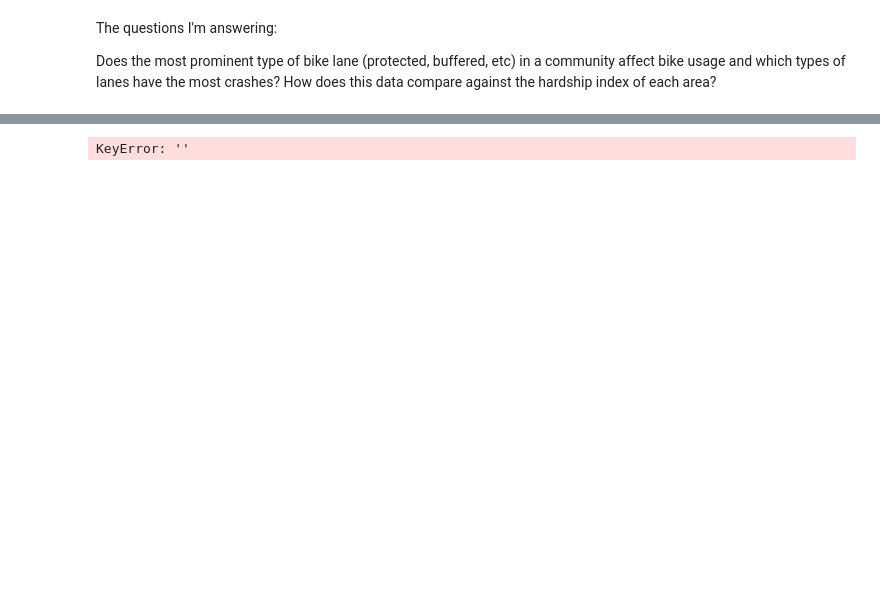
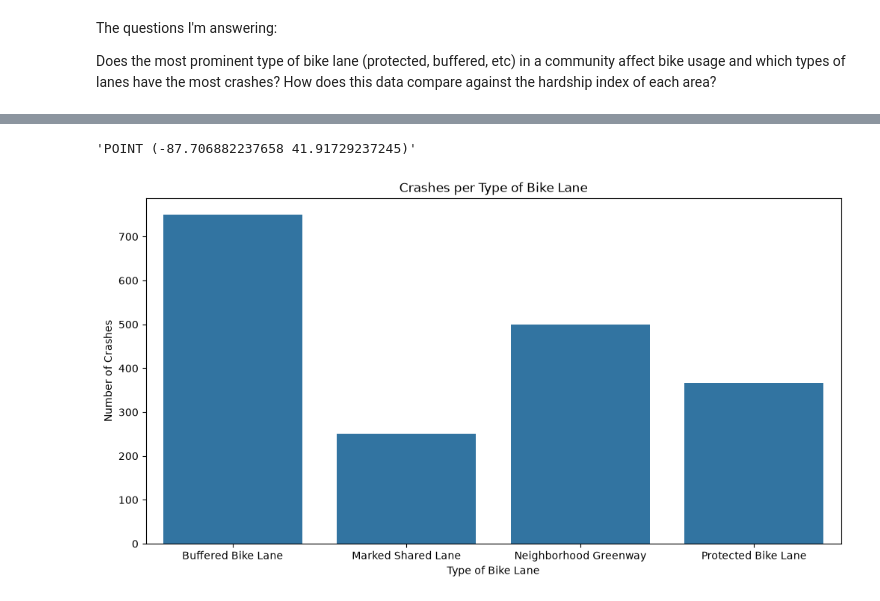
Before and after one commit to yujintatar/stat303-1, a Jupyter notebook: Shaikh_proj.ipynb, the cells around one changed output, grey strips where cells are left out. Cells and saved outputs as stored; diff of their text form; code cells hidden in the pictures; blank space fills up the shorter version.

Commit message:
started data analysis, merged through street name

```diff
--- a/Shaikh_proj.ipynb
+++ b/Shaikh_proj.ipynb
@@ -52,8 +57,6 @@ bike_crashes[(bike_crashes['TRAFFICWAY_TYPE'] != 'ALLEY') & (bike_crashes['TRAFF
 bike_routes.dtypes
 bike_crashes.dtypes
 
-bike_routes['the_geom'] = bike_routes['the_geom'].apply(
-    lambda x: list(wkt.loads(x).geoms[0].coords)
-)
-
-bike_routes['the_geom'].iloc[0]
+#bike_routes['the_geom'] = bike_routes['the_geom'].apply(
+#    lambda x: list(wkt.loads(x).geoms[0].coords)
+#)
@@ -60,8 +81,30 @@ bike_routes['the_geom'].iloc[0]
+# %%
+bike_crashes['LOCATION'].iloc[0]
+
+#bike_crashes['LOCATION'] = bike_crashes['LOCATION'].apply(
+#    lambda x: tuple(map(float, x.replace('POINT (', '').replace(')', '').split()))
+#)
+# %% [output]
+'POINT (-87.706882237658 41.91729237245)'
 # %%
 # renaming columns
-bike_routes = bike_routes.rename(columns={'the_geom':'COORDINATES'})
+# bike_routes = bike_routes.rename(columns={'the_geom':'COORDINATES'})
+bike_routes = bike_routes.rename(columns={'ST_NAME':'STREET_NAME'})
+# %%
+# Merging data
+
+# by street name
+bike_merged = bike_crashes.merge(bike_routes, on='STREET_NAME')
 # %%
 # Grouping Data
-bike_crashes.groupby('')
+crash_counts = bike_merged.groupby('DISPLAYROU').size().reset_index(name='num_crashes')
-# %% [output]
-KeyError: ''
+# %%
+# Visualizing Data
+plt.figure(figsize=(12, 6))
+sns.barplot(data=crash_counts, x='DISPLAYROU', y='num_crashes')
+plt.xlabel('Type of Bike Lane')
+plt.ylabel('Number of Crashes')
+plt.title('Crashes per Type of Bike Lane')
+plt.show()
+# %% [output]
+[figure, added]
```
Also changed, not shown: parts of 4 cells of this notebook.
